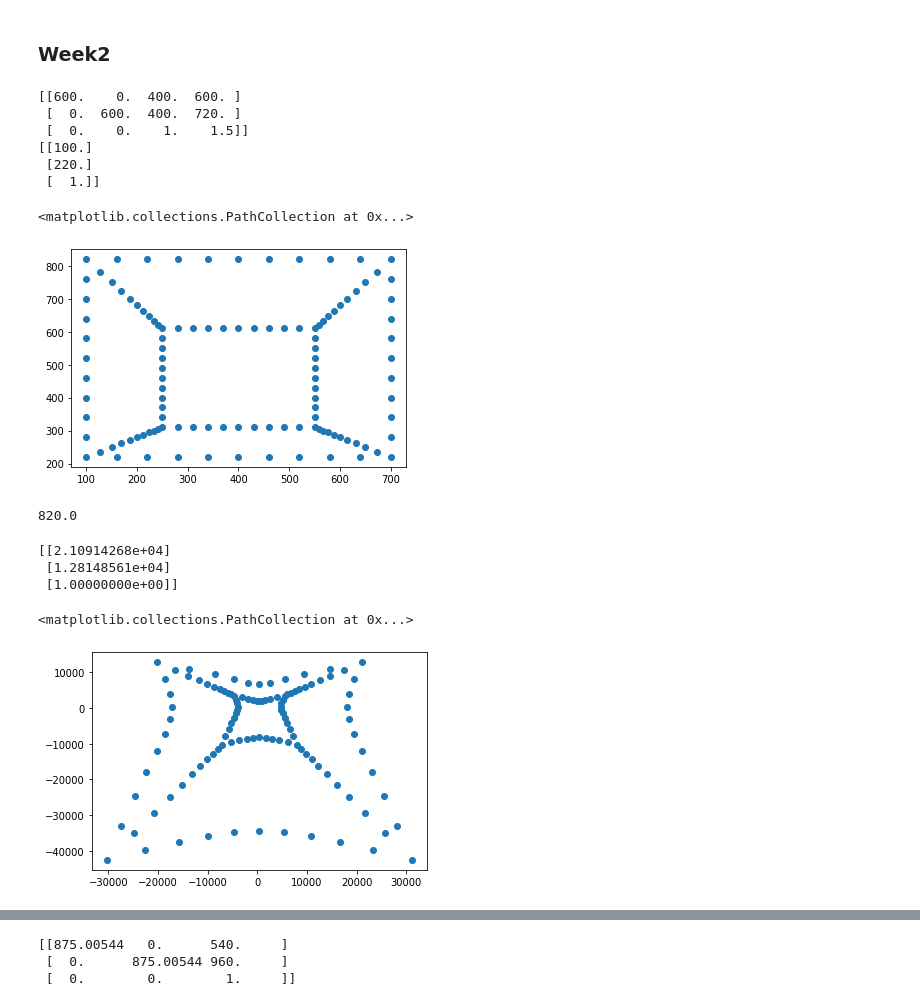
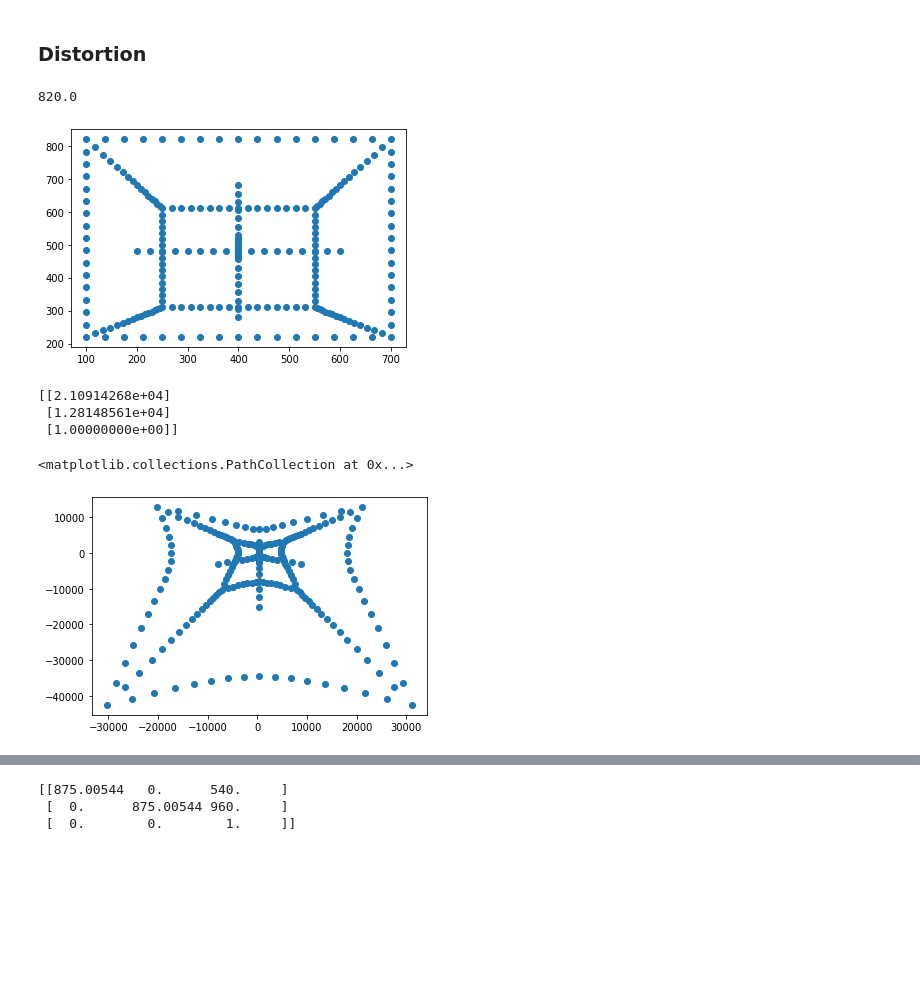
Before and after one commit to gitglob/02504-Computer-Vision, a Jupyter notebook: ex2.ipynb, the cells around one changed output, grey strips where cells are left out. Saved outputs shown, nothing was run; the diff lists cells and outputs as text; code cells hidden in the pictures; blank space fills up the shorter version.

```diff
--- a/main.ipynb
+++ b/ex2.ipynb
@@ -5,35 +6,20 @@ import cv2
 # %% [markdown]
-### Week2
+### Distortion
 # %%
-def build_K(f,alpha,beta,deltax,deltay):
-    return np.array([
-        [f, beta*f, deltax],
-        [0, alpha*f, deltay],
-        [0, 0, 1]
-    ])
+Q = getcube(16)
 f = 600
 alpha = 1
 beta = 0
 deltax = deltay = 400
 K = build_K(f,alpha,beta,deltax,deltay)
 R = np.eye(3)
 t = np.array([[0,.2,1.5]]).T
 (ppsx,ppsy) = projectpoints(K,R,t,Q)
 plt.scatter(ppsx, ppsy) # 2D image
-# TODO: projection matrix (4,4) element doesn't agree with the exercise doc
+max(ppsy) # this is out of image sensor
 # %% [output]
-[[600.    0.  400.  600. ]
- [  0.  600.  400.  720. ]
- [  0.    0.    1.    1.5]]
-[[100.]
- [220.]
- [  1.]]
+820.0
-<matplotlib.collections.PathCollection at 0x...>
-[figure, old version]
+[figure, new version]
-# %%
-max(ppsy) # this is out of image sensor
-# %% [output]
-820.0
 # %%
 def distortion(p, dr):
     dr
@@ -114,7 +100,7 @@ plt.scatter(ppsx, ppsy) # 2D image
  [1.28148561e+04]
  [1.00000000e+00]]
 <matplotlib.collections.PathCollection at 0x...>
-[figure, old version]
+[figure, new version]
 # %%
 # slides math
 def projectpoints_dist(K, R, t, Q, dist):
```
Also changed, not shown: parts of 20 cells of this notebook, 4 other files.
